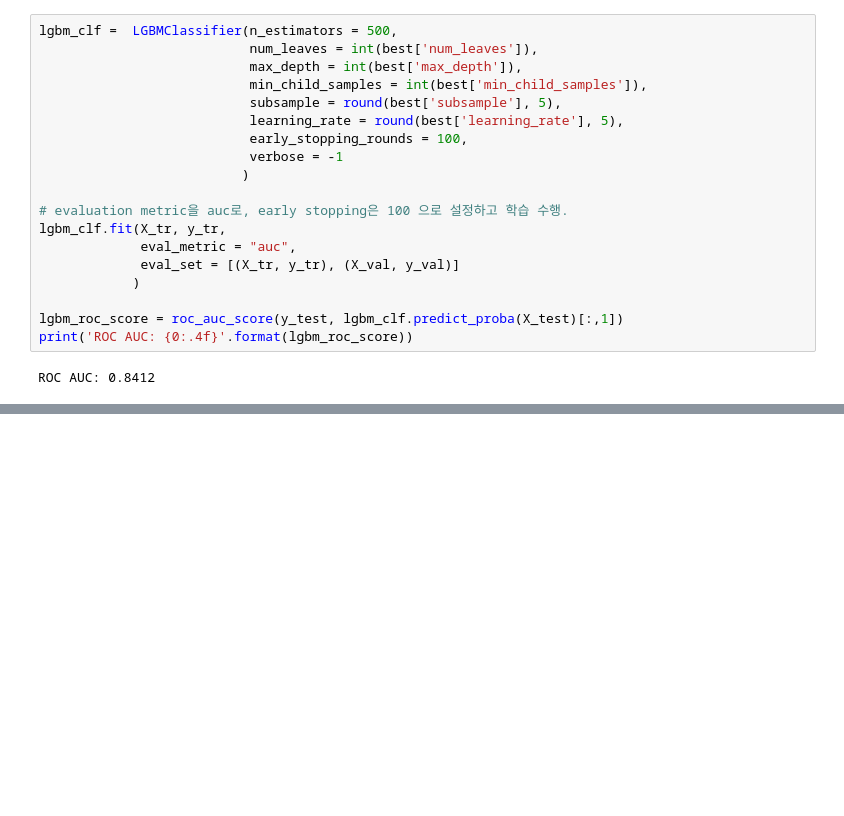
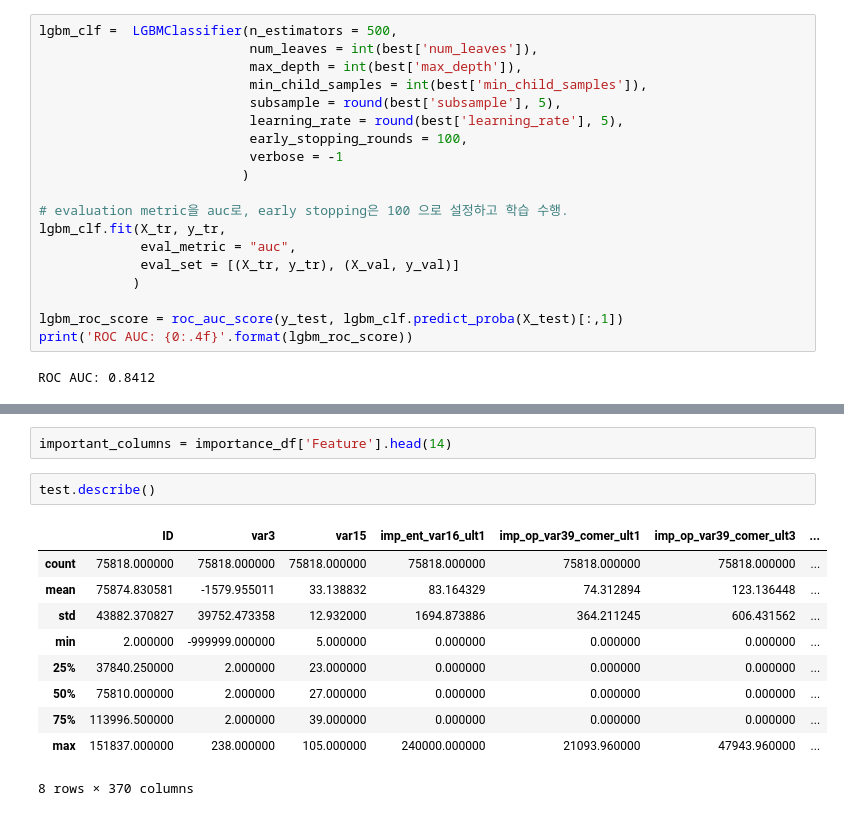
Before and after one commit to LanguageExchanger/Classification, a Jupyter notebook: santander-customer-satisfaction.ipynb, the cells around one changed output, grey strips where cells are left out. Cells and saved outputs as stored; diff of their text form; blank space fills up the shorter version.

```diff
--- a/santander-customer-satisfaction.ipynb
+++ b/santander-customer-satisfaction.ipynb
@@ -452,0 +494,15 @@ ROC AUC: 0.8412
+# %%
+important_columns = importance_df['Feature'].head(14)
+# %%
+test.describe()
+# %% [output]
+|  | ID | var3 | var15 | imp_ent_var16_ult1 | imp_op_var39_comer_ult1 | imp_op_var39_comer_ult3 | ... |
+| count | 75818.000000 | 75818.000000 | 75818.000000 | 75818.000000 | 75818.000000 | 75818.000000 | ... |
+| mean | 75874.830581 | -1579.955011 | 33.138832 | 83.164329 | 74.312894 | 123.136448 | ... |
+| std | 43882.370827 | 39752.473358 | 12.932000 | 1694.873886 | 364.211245 | 606.431562 | ... |
+| min | 2.000000 | -999999.000000 | 5.000000 | 0.000000 | 0.000000 | 0.000000 | ... |
+| 25% | 37840.250000 | 2.000000 | 23.000000 | 0.000000 | 0.000000 | 0.000000 | ... |
+| 50% | 75810.000000 | 2.000000 | 27.000000 | 0.000000 | 0.000000 | 0.000000 | ... |
+| 75% | 113996.500000 | 2.000000 | 39.000000 | 0.000000 | 0.000000 | 0.000000 | ... |
+| max | 151837.000000 | 238.000000 | 105.000000 | 240000.000000 | 21093.960000 | 47943.960000 | ... |
+8 rows × 370 columns
```
Also changed, not shown: parts of 16 cells of this notebook.
